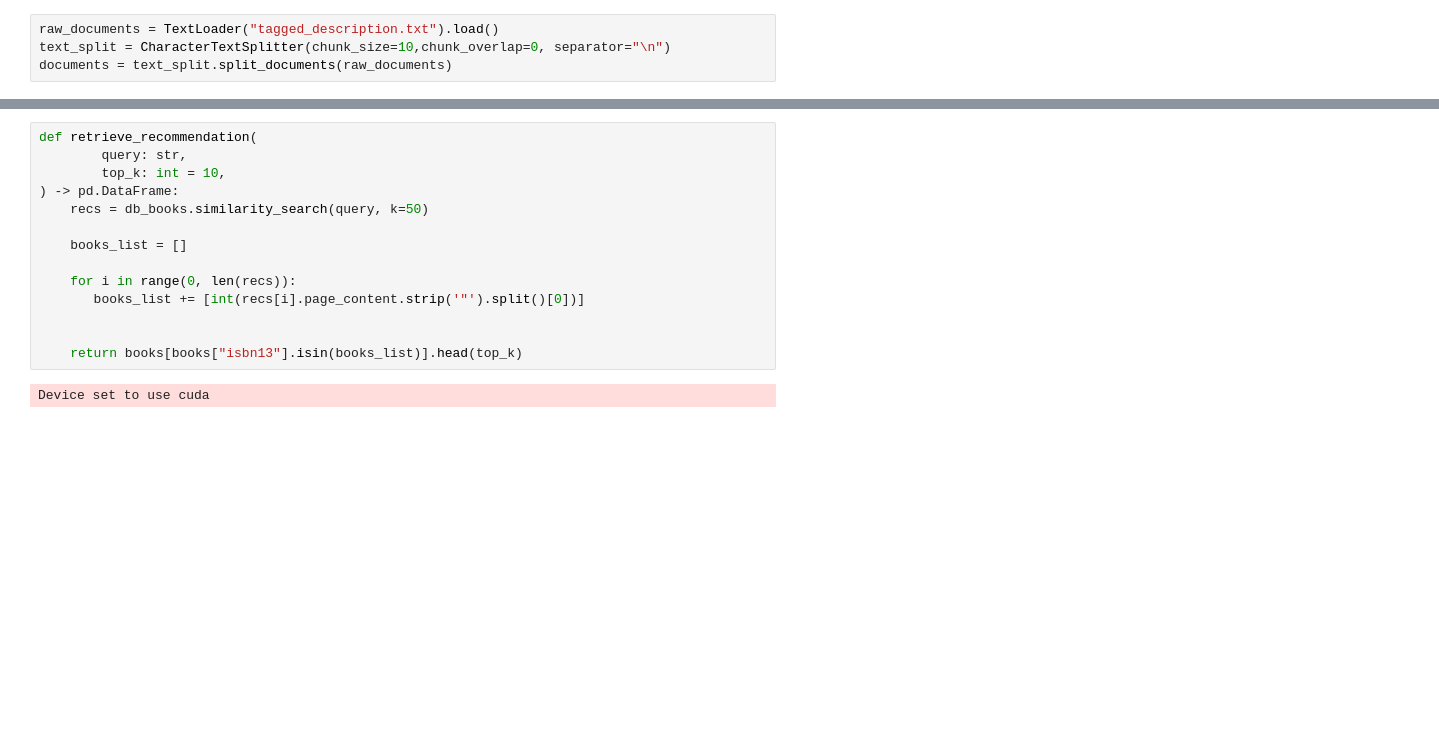
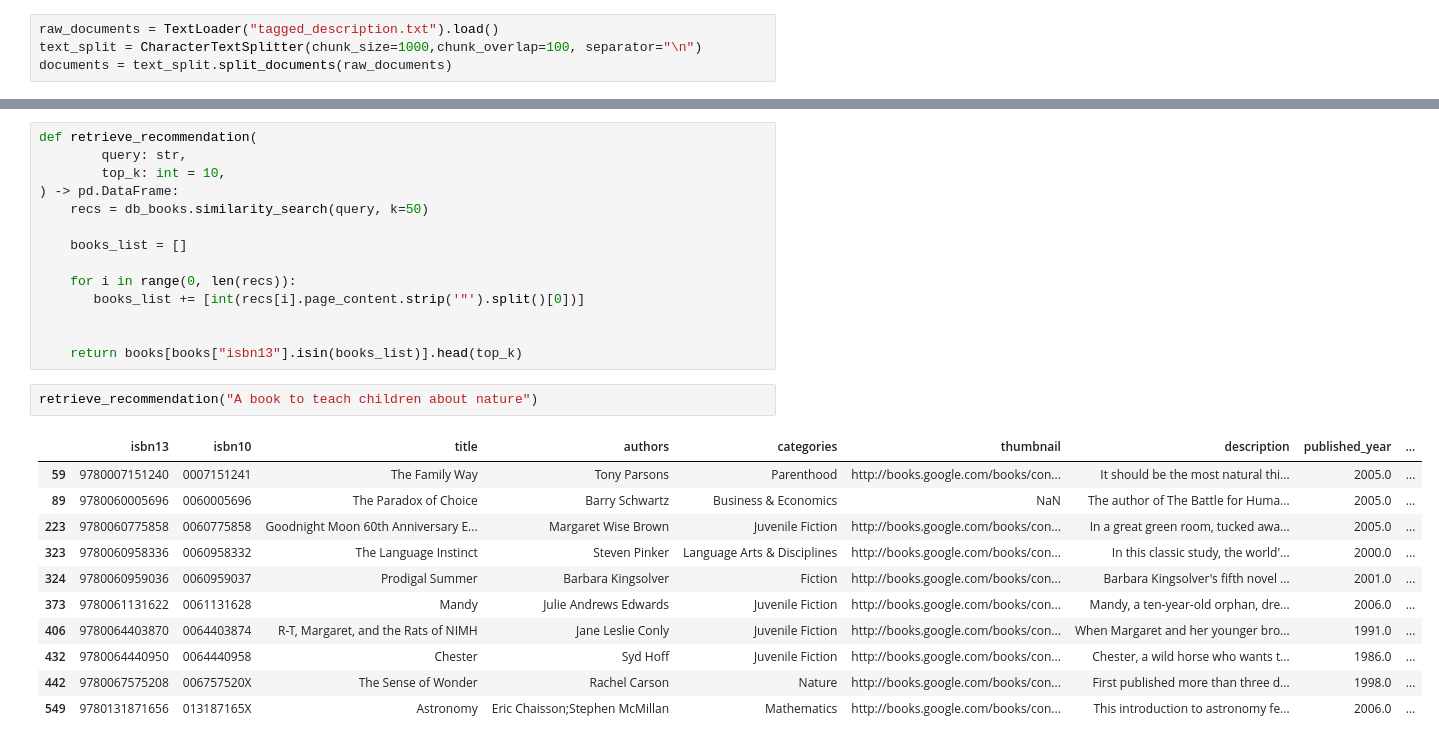
Before and after one commit to SnehAl2o7/LearningLLMIntegrations, a Jupyter notebook: vector_search.ipynb, the cells around one changed output, grey strips where cells are left out. Saved outputs shown, nothing was run; the diff lists cells and outputs as text; blank space fills up the shorter version.

```diff
--- a/vector_search.ipynb
+++ b/vector_search.ipynb
@@ -55,6 +53,6 @@ books["tagged_description"].to_csv("tagged_description.txt",
                                     header=False)
 # %%
 raw_documents = TextLoader("tagged_description.txt").load()
-text_split = CharacterTextSplitter(chunk_size=10,chunk_overlap=0, separator="\n")
+text_split = CharacterTextSplitter(chunk_size=1000,chunk_overlap=100, separator="\n")
 documents = text_split.split_documents(raw_documents)
 # %% [output]
@@ -114,5 +107,16 @@ def retrieve_recommendation(
 
     return books[books["isbn13"].isin(books_list)].head(top_k)
 # %%
+retrieve_recommendation("A book to teach children about nature")
 # %% [output]
-Device set to use cuda
+|  | isbn13 | isbn10 | title | authors | categories | thumbnail | description | published_year | ... |
+| 59 | 9780007151240 | 0007151241 | The Family Way | Tony Parsons | Parenthood | http://books.google.com/books/con... | It should be the most natural thi... | 2005.0 | ... |
+| 89 | 9780060005696 | 0060005696 | The Paradox of Choice | Barry Schwartz | Business & Economics | NaN | The author of The Battle for Huma... | 2005.0 | ... |
+| 223 | 9780060775858 | 0060775858 | Goodnight Moon 60th Anniversary E... | Margaret Wise Brown | Juvenile Fiction | http://books.google.com/books/con... | In a great green room, tucked awa... | 2005.0 | ... |
+| 323 | 9780060958336 | 0060958332 | The Language Instinct | Steven Pinker | Language Arts & Disciplines | http://books.google.com/books/con... | In this classic study, the world'... | 2000.0 | ... |
+| 324 | 9780060959036 | 0060959037 | Prodigal Summer | Barbara Kingsolver | Fiction | http://books.google.com/books/con... | Barbara Kingsolver's fifth novel ... | 2001.0 | ... |
+| 373 | 9780061131622 | 0061131628 | Mandy | Julie Andrews Edwards | Juvenile Fiction | http://books.google.com/books/con... | Mandy, a ten-year-old orphan, dre... | 2006.0 | ... |
+| 406 | 9780064403870 | 0064403874 | R-T, Margaret, and the Rats of NIMH | Jane Leslie Conly | Juvenile Fiction | http://books.google.com/books/con... | When Margaret and her younger bro... | 1991.0 | ... |
+| 432 | 9780064440950 | 0064440958 | Chester | Syd Hoff | Juvenile Fiction | http://books.google.com/books/con... | Chester, a wild horse who wants t... | 1986.0 | ... |
+| 442 | 9780067575208 | 006757520X | The Sense of Wonder | Rachel Carson | Nature | http://books.google.com/books/con... | First published more than three d... | 1998.0 | ... |
+| 549 | 9780131871656 | 013187165X | Astronomy | Eric Chaisson;Stephen McMillan | Mathematics | http://books.google.com/books/con... | This introduction to astronomy fe... | 2006.0 | ... |
```
Also changed, not shown: parts of 5 cells of this notebook, 1 other file.
